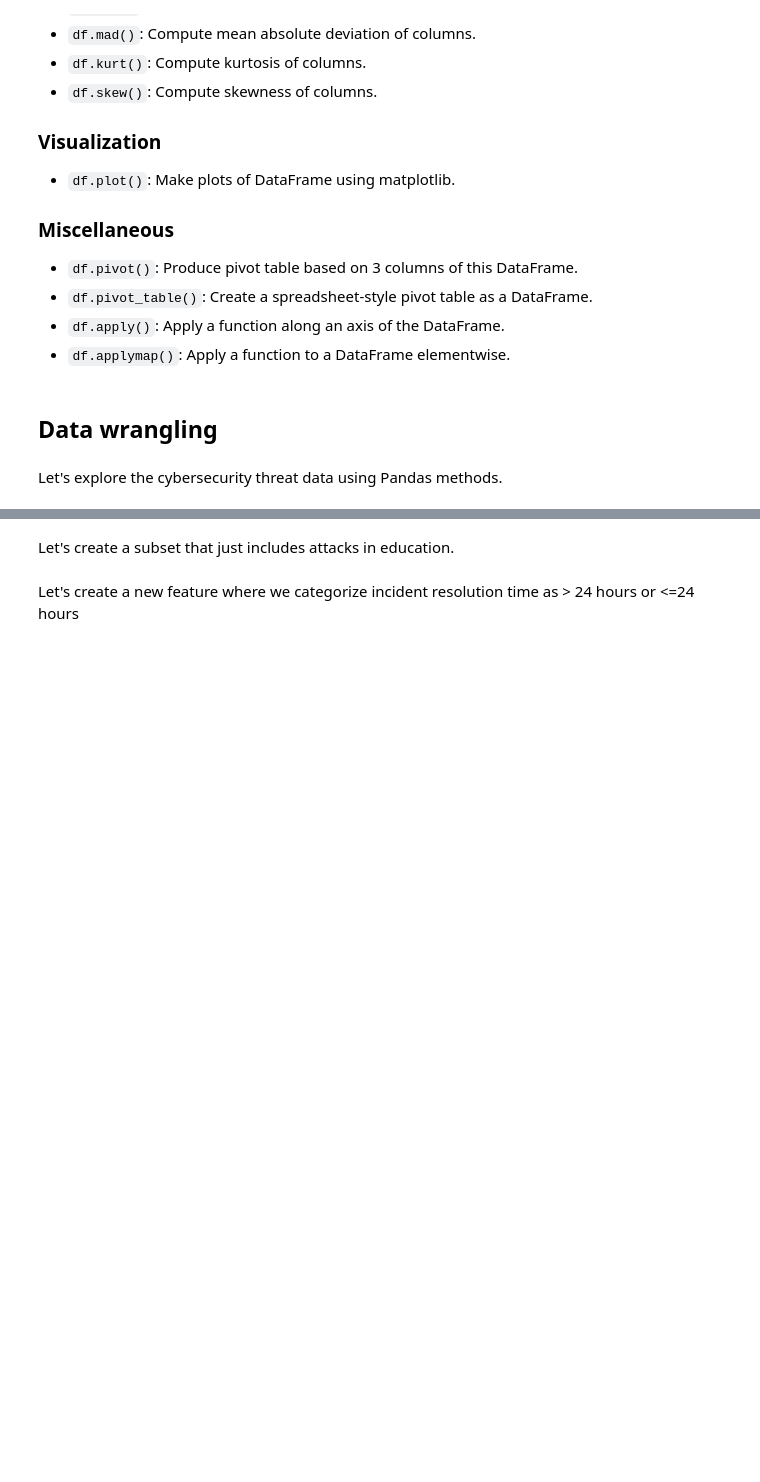
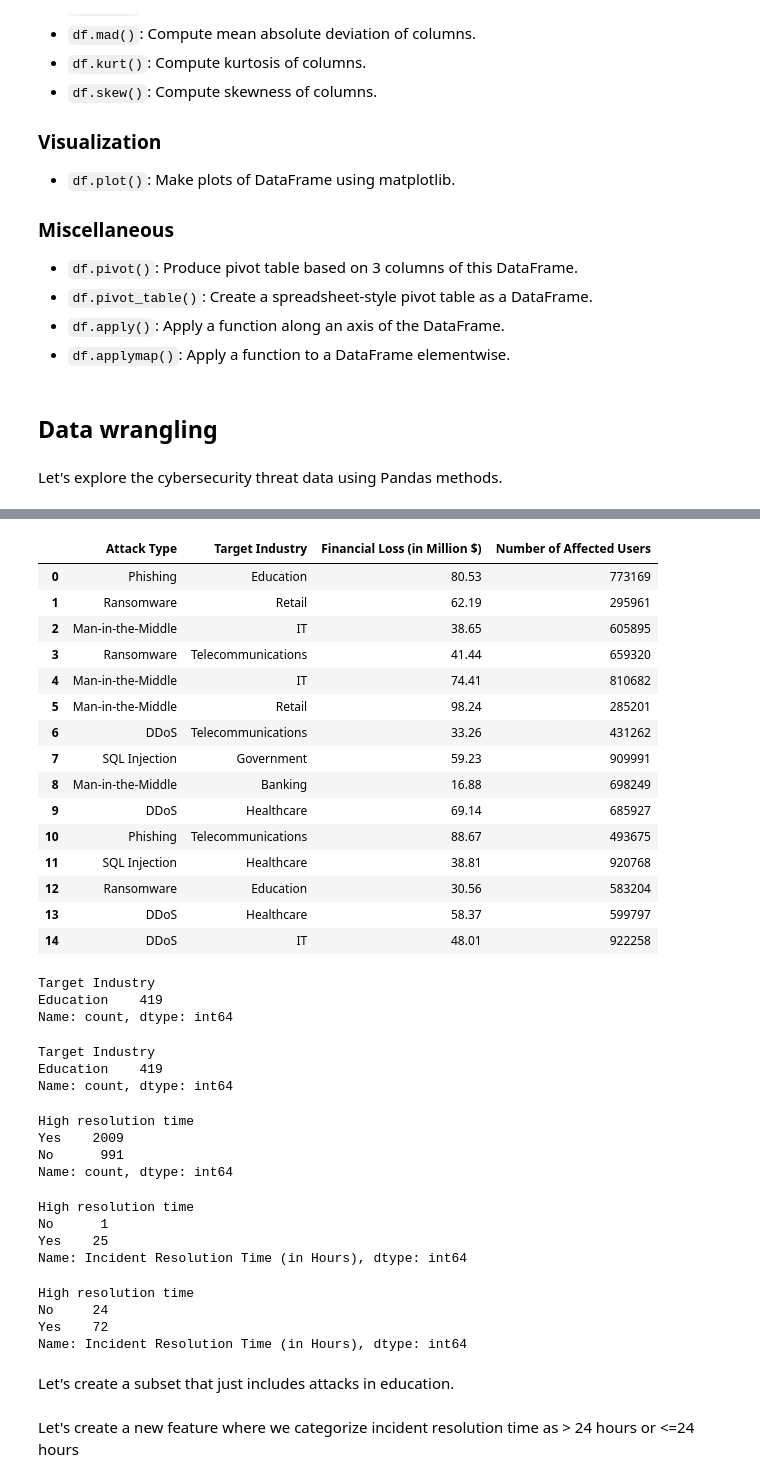
Before and after one commit to sagefhopkins/Data_Visualization_And_Modeling, a Jupyter notebook: Lecture/Week 1/1.2 - Getting Started with Pandas and Python.ipynb, the cells around one changed output, grey strips where cells are left out. Drawn from its saved outputs; the diff is of its cells as text; code cells hidden in the pictures; blank space fills up the shorter version.

```diff
--- a/Lecture/Week 1/1.2 - Getting Started with Pandas and Python.ipynb
+++ b/Lecture/Week 1/1.2 - Getting Started with Pandas and Python.ipynb
@@ -135,3 +176,7 @@ A series object can be thought of as single column of a DataFrame.
 ## Data wrangling
 # %% [markdown]
 Let's explore the cybersecurity threat data using Pandas methods.
+# %%
+import pandas as pd
+
+df = pd.read_csv('assets/Cybersecurity.csv')
@@ -138,3 +241,62 @@ Let's explore the cybersecurity threat data using Pandas methods.
+# %%
+df[ ['Attack Type', 'Target Industry', 'Financial Loss (in Million $)', 'Number of Affected Users'] ].head(15)
+# %% [output]
+|  | Attack Type | Target Industry | Financial Loss (in Million $) | Number of Affected Users |
+| 0 | Phishing | Education | 80.53 | 773169 |
+| 1 | Ransomware | Retail | 62.19 | 295961 |
+| 2 | Man-in-the-Middle | IT | 38.65 | 605895 |
+| 3 | Ransomware | Telecommunications | 41.44 | 659320 |
+| 4 | Man-in-the-Middle | IT | 74.41 | 810682 |
+| 5 | Man-in-the-Middle | Retail | 98.24 | 285201 |
+| 6 | DDoS | Telecommunications | 33.26 | 431262 |
+| 7 | SQL Injection | Government | 59.23 | 909991 |
+| 8 | Man-in-the-Middle | Banking | 16.88 | 698249 |
+| 9 | DDoS | Healthcare | 69.14 | 685927 |
+| 10 | Phishing | Telecommunications | 88.67 | 493675 |
+| 11 | SQL Injection | Healthcare | 38.81 | 920768 |
+| 12 | Ransomware | Education | 30.56 | 583204 |
+| 13 | DDoS | Healthcare | 58.37 | 599797 |
+| 14 | DDoS | IT | 48.01 | 922258 |
+# %%
+education_df = df.loc[ df['Target Industry'] == 'Education' ]
+education_df2 = df[ df['Target Industry'] == 'Education' ]
+
+education_df['Target Industry'].value_counts()
+# %% [output]
+Target Industry
+Education    419
+Name: count, dtype: int64
+# %%
+education_df2['Target Industry'].value_counts()
+# %% [output]
+Target Industry
+Education    419
+Name: count, dtype: int64
+# %%
+
+df.loc[ (df['Incident Resolution Time (in Hours)'] > 24), 'High resolution time' ] = 'Yes'
+df.loc[ df['Incident Resolution Time (in Hours)'] <= 24, 'High resolution time' ] = 'No'
+
+df['High resolution time'].value_counts()
+# %% [output]
+High resolution time
+Yes    2009
+No      991
+Name: count, dtype: int64
+# %%
+df.groupby('High resolution time')['Incident Resolution Time (in Hours)'].min()
+# %% [output]
+High resolution time
+No      1
+Yes    25
+Name: Incident Resolution Time (in Hours), dtype: int64
+# %%
+df.groupby('High resolution time')['Incident Resolution Time (in Hours)'].max()
+# %% [output]
+High resolution time
+No     24
+Yes    72
+Name: Incident Resolution Time (in Hours), dtype: int64
 # %% [markdown]
 Let's create a subset that just includes attacks in education.
 # %% [markdown]
```
Also changed, not shown: parts of 23 cells of this notebook, 16 other files.
